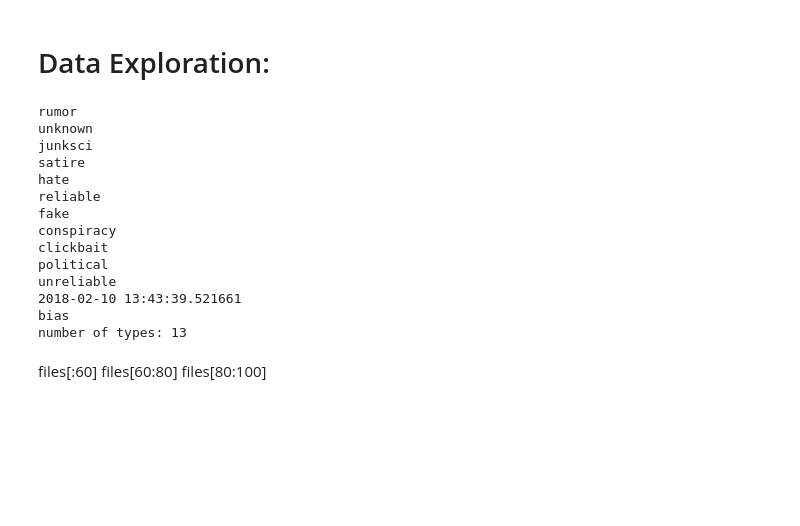
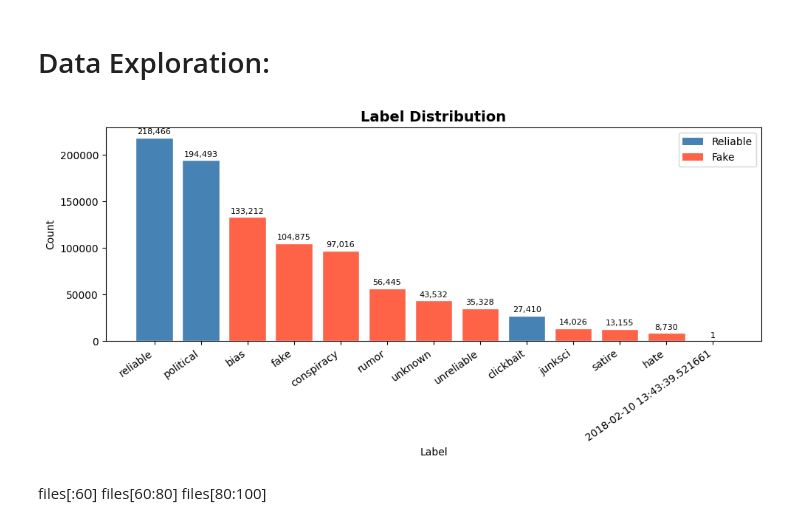
Before and after one commit to valdemark12345/GDS_FakeNewsProject, a Jupyter notebook: Code2_processing_chunks.ipynb, the cells around one changed output. Cells and saved outputs as stored; diff of their text form; code cells hidden in the pictures; blank space fills up the shorter version.

Commit message:
check out my sick ass graph

```diff
--- a/Code2_processing_chunks.ipynb
+++ b/Code2_processing_chunks.ipynb
@@ -254,38 +254,53 @@ chunk_000.parquet
 # %% [markdown]
 # Data Exploration:
 # %%
-first_100 = files[:100]
-all_types = set()
-for file in tqdm(first_100):
-    df = pd.read_parquet(file)
-    types = df["type"].dropna().unique()
-    for typ in types:
-        all_types.add(typ)
-
-for t in all_types:
-    print(f"{t}")
-print(f"number of types: {len(all_types)}")
+from pathlib import Path
+import pandas as pd
+import matplotlib.pyplot as plt
+from tqdm import tqdm
+from collections import Counter
 
 files = sorted(Path("processed_chunks_paquet").glob("chunk_*.parquet"))
 
-random_files = [files[5], files[61], files[80]]
-for file in tqdm(random_files):
-    df = pd.read_parquet(file)
+label_counts = Counter()
+for file in tqdm(files):
+    df = pd.read_parquet(file, columns=["type"])
+    counts = df["type"].dropna().value_counts()
+    label_counts.update(counts.to_dict())
+
+# Sort by count descending
+labels, counts = zip(*sorted(label_counts.items(), key=lambda x: x[1], reverse=True))
+
+# Color mapping
+reliable_labels = {"reliable", "political", "clickbait"}
+colors = ["steelblue" if label in reliable_labels else "tomato" for label in labels]
+
+# Plot
+fig, ax = plt.subplots(figsize=(10, 5))
+bars = ax.bar(labels, counts, color=colors, edgecolor="white")
+
+ax.set_title("Label Distribution", fontsize=14, fontweight="bold")
+ax.set_xlabel("Label")
+ax.set_ylabel("Count")
+ax.set_xticks(range(len(labels)))
+ax.set_xticklabels(labels, rotation=35, ha="right")
+
+# Add count annotations on top of each bar
+for bar, count in zip(bars, counts):
+    ax.text(bar.get_x() + bar.get_width() / 2, bar.get_height() + max(counts) * 0.01,
+            f"{count:,}", ha="center", va="bottom", fontsize=8)
+
+# Legend
+from matplotlib.patches import Patch
+legend_elements = [Patch(facecolor="steelblue", label="Reliable"),
+                   Patch(facecolor="tomato", label="Fake")]
+ax.legend(handles=legend_elements)
+
+plt.tight_layout()
+plt.savefig("label_distribution.png", dpi=150)
+plt.show()
 # %% [output]
-rumor
-unknown
-junksci
-satire
-hate
-reliable
-fake
-conspiracy
-clickbait
-political
-unreliable
-2018-02-10 13:43:39.521661
-bias
-number of types: 13
+[figure, added]
 # %% [markdown]
 files[:60]
 files[60:80]
```
